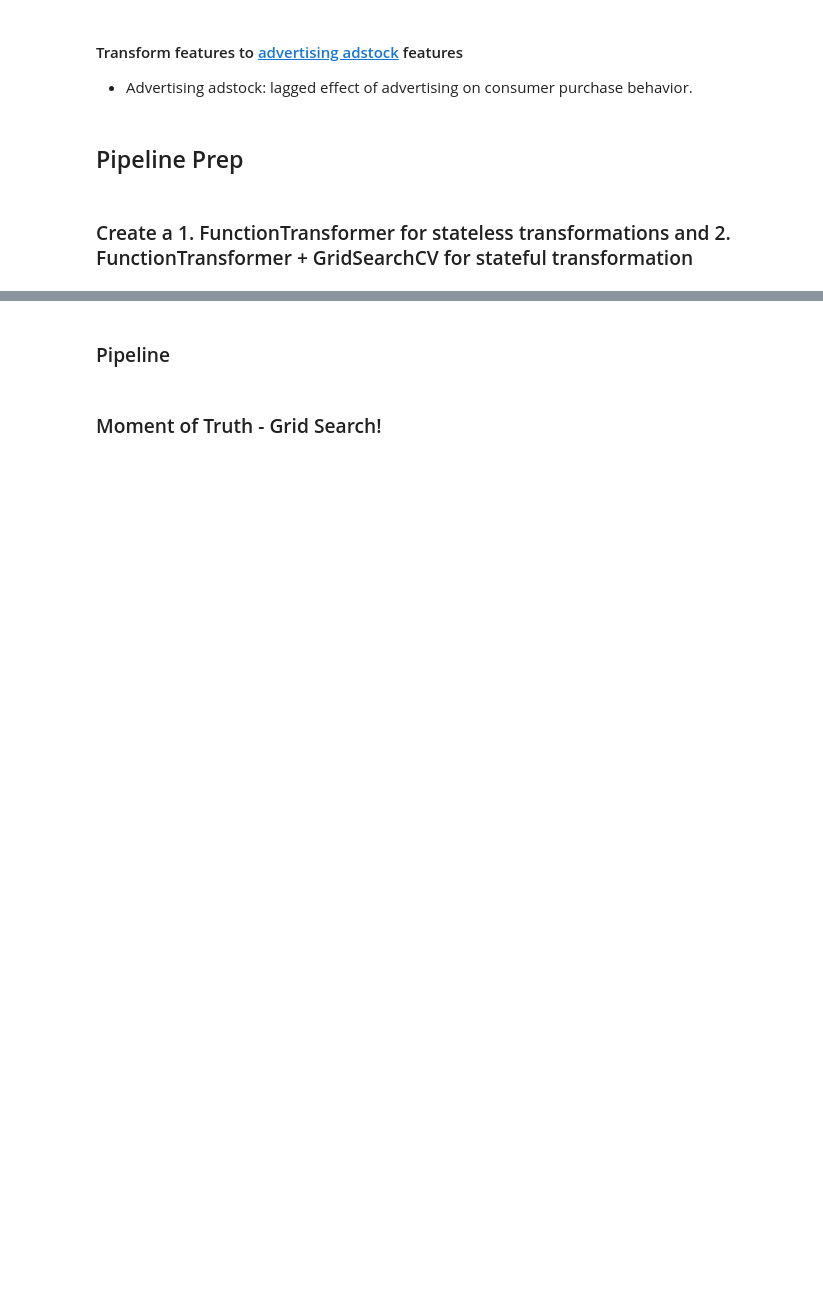
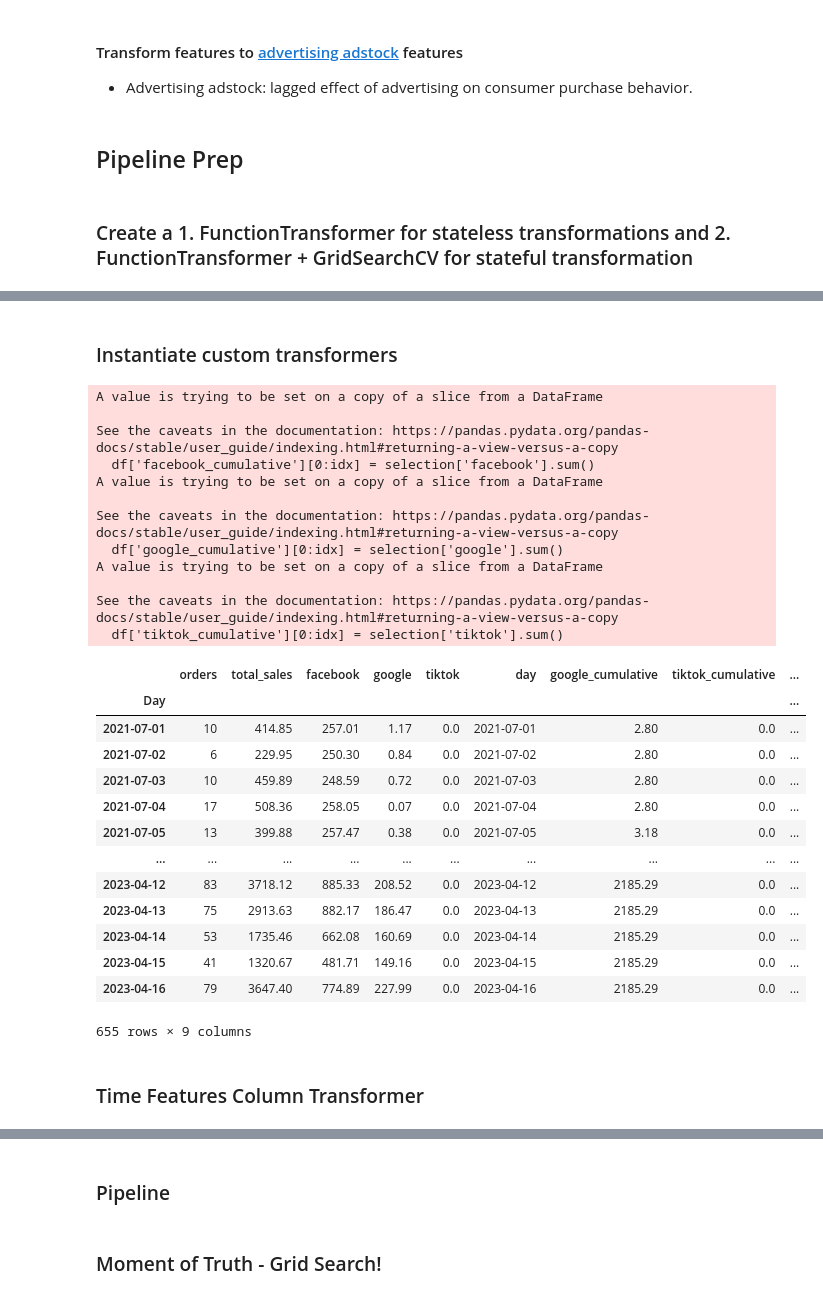
Before and after one commit to data-Zee/MMM-project-lewagon, a Jupyter notebook: notebooks/val_notebooks/updated_models.ipynb, the cells around one changed output, grey strips where cells are left out. Drawn from its saved outputs; the diff is of its cells as text; code cells hidden in the pictures; blank space fills up the shorter version.

```diff
--- a/notebooks/val_notebooks/updated_models.ipynb
+++ b/notebooks/val_notebooks/updated_models.ipynb
@@ -444,0 +766,42 @@ sales_exp_smoothing_param_grid = dict(
+# %% [markdown]
+### Instantiate custom transformers
+# %%
+holidays_transformer = AddHolidaysTransformer()
+weekends_transformer = AddWeekendsTransformer()
+add_months_transformer = AddMonthsTransformer()
+cum_spending_transformer = AddCumSpendingTransformer(period = 'weekly', carryover = False)
+sales_lag_transformer = AddSalesLagTransformer(period = 7)
+sales_mov_avg_transformer = AddSalesMovAvgTransformer(window_size = 7)
+sales_exp_smoothing_transformer = AddSalesExpSmoothingTransformer(alpha = 0.5)
+# %%
+df = train_df.copy()
+cum_spending_transformer.fit_transform(df)
+# %% [output]
+A value is trying to be set on a copy of a slice from a DataFrame
+
+See the caveats in the documentation: https://pandas.pydata.org/pandas-docs/stable/user_guide/indexing.html#returning-a-view-versus-a-copy
+  df['facebook_cumulative'][0:idx] = selection['facebook'].sum()
+A value is trying to be set on a copy of a slice from a DataFrame
+
+See the caveats in the documentation: https://pandas.pydata.org/pandas-docs/stable/user_guide/indexing.html#returning-a-view-versus-a-copy
+  df['google_cumulative'][0:idx] = selection['google'].sum()
+A value is trying to be set on a copy of a slice from a DataFrame
+
+See the caveats in the documentation: https://pandas.pydata.org/pandas-docs/stable/user_guide/indexing.html#returning-a-view-versus-a-copy
+  df['tiktok_cumulative'][0:idx] = selection['tiktok'].sum()
+|  | orders | total_sales | facebook | google | tiktok | day | google_cumulative | tiktok_cumulative | ... |
+| Day |  |  |  |  |  |  |  |  | ... |
+| 2021-07-01 | 10 | 414.85 | 257.01 | 1.17 | 0.0 | 2021-07-01 | 2.80 | 0.0 | ... |
+| 2021-07-02 | 6 | 229.95 | 250.30 | 0.84 | 0.0 | 2021-07-02 | 2.80 | 0.0 | ... |
+| 2021-07-03 | 10 | 459.89 | 248.59 | 0.72 | 0.0 | 2021-07-03 | 2.80 | 0.0 | ... |
+| 2021-07-04 | 17 | 508.36 | 258.05 | 0.07 | 0.0 | 2021-07-04 | 2.80 | 0.0 | ... |
+| 2021-07-05 | 13 | 399.88 | 257.47 | 0.38 | 0.0 | 2021-07-05 | 3.18 | 0.0 | ... |
+| ... | ... | ... | ... | ... | ... | ... | ... | ... | ... |
+| 2023-04-12 | 83 | 3718.12 | 885.33 | 208.52 | 0.0 | 2023-04-12 | 2185.29 | 0.0 | ... |
+| 2023-04-13 | 75 | 2913.63 | 882.17 | 186.47 | 0.0 | 2023-04-13 | 2185.29 | 0.0 | ... |
+| 2023-04-14 | 53 | 1735.46 | 662.08 | 160.69 | 0.0 | 2023-04-14 | 2185.29 | 0.0 | ... |
+| 2023-04-15 | 41 | 1320.67 | 481.71 | 149.16 | 0.0 | 2023-04-15 | 2185.29 | 0.0 | ... |
+| 2023-04-16 | 79 | 3647.40 | 774.89 | 227.99 | 0.0 | 2023-04-16 | 2185.29 | 0.0 | ... |
+655 rows × 9 columns
+# %% [markdown]
+### Time Features Column Transformer
```
Also changed, not shown: parts of 38 cells of this notebook, 4 other files.
